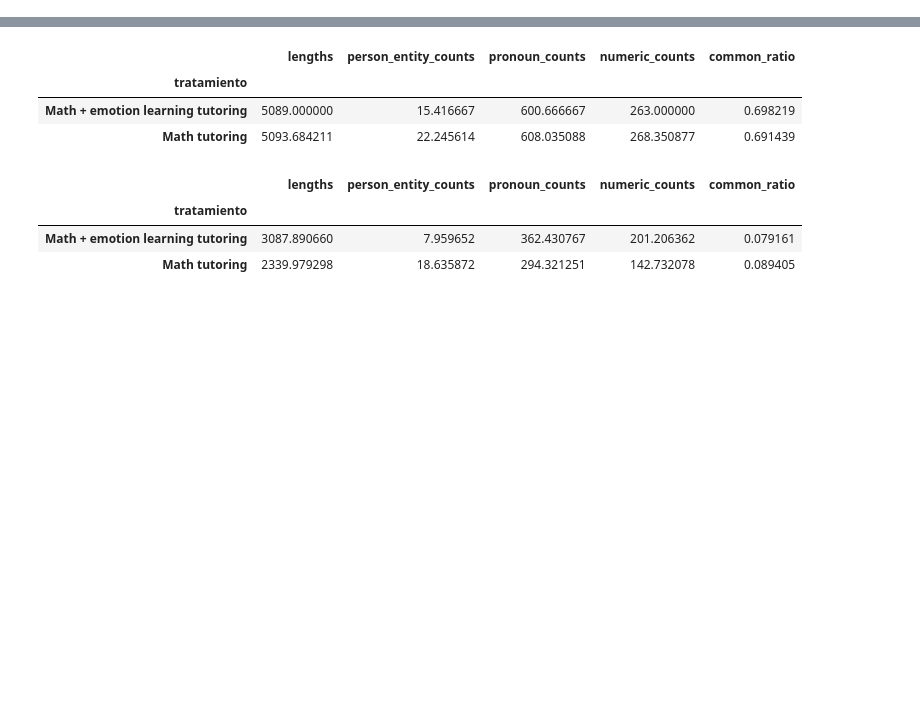
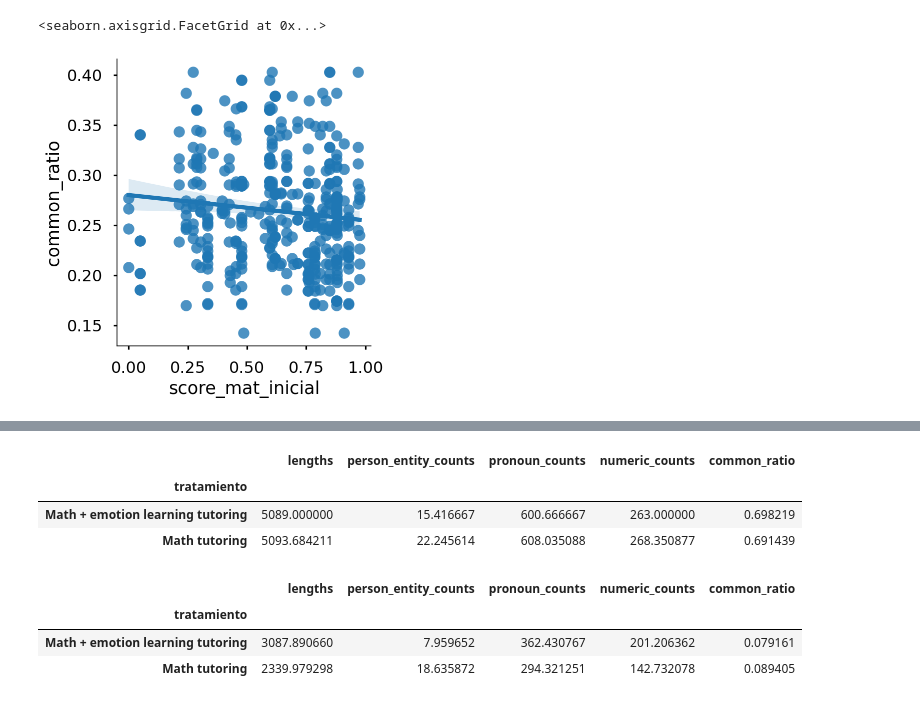
Before and after one commit to tobinsouth/JANN, a Jupyter notebook: notebooks/Preliminary Analysis.ipynb, the cells around one changed output, grey strips where cells are left out. Cells and saved outputs as stored; diff of their text form; code cells hidden in the pictures; blank space fills up the shorter version.

```diff
--- a/notebooks/Preliminary Analysis.ipynb
+++ b/notebooks/Preliminary Analysis.ipynb
@@ -72 +143,6 @@ df = df[df['lengths'] > 100]
+# %%
+sns.lmplot(data=df, x='score_mat_inicial', y='common_ratio')
+# %% [output]
+<seaborn.axisgrid.FacetGrid at 0x...>
+[figure, added]
 # %%
```
Also changed, not shown: parts of 21 cells of this notebook, 8 other files.
